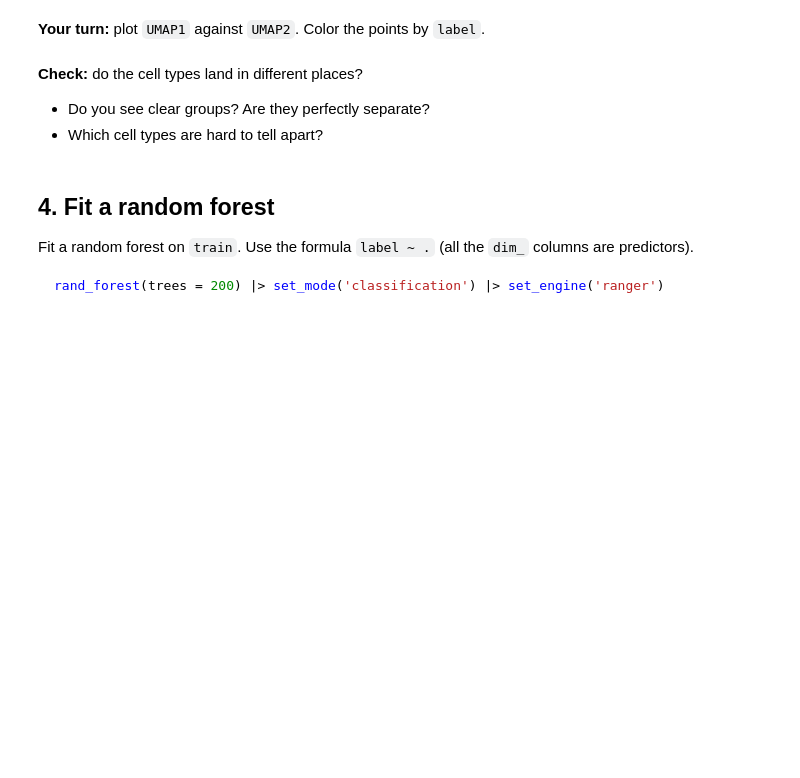
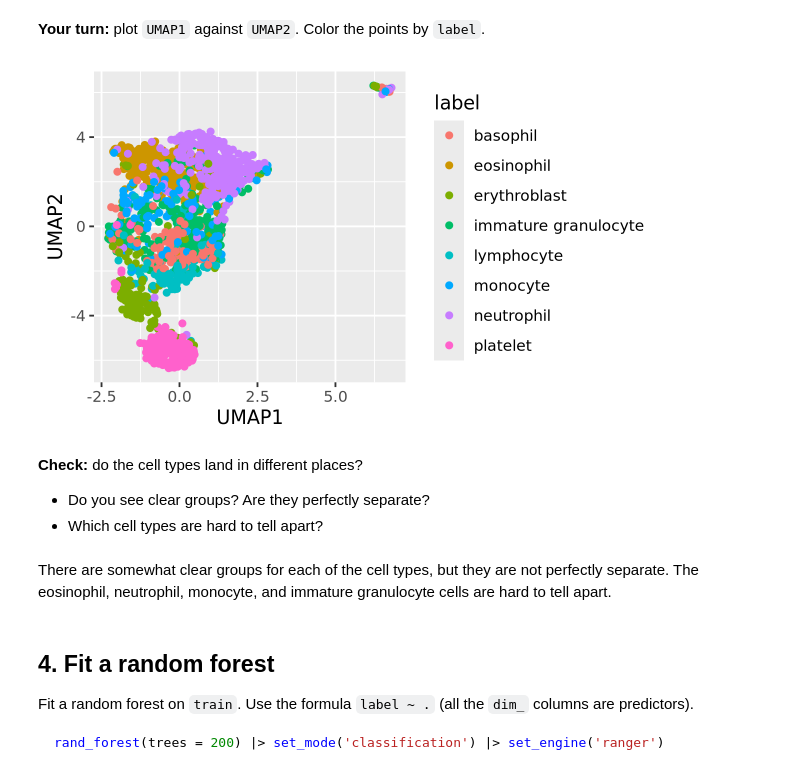
Before and after one commit to asharma0720/codespace, a Jupyter notebook: exercises/18-bloodmnist-exercise.ipynb, the cells around one changed output. Saved outputs shown, nothing was run; the diff lists cells and outputs as text; code cells hidden in the pictures; blank space fills up the shorter version.

```diff
--- a/exercises/18-bloodmnist-exercise.ipynb
+++ b/exercises/18-bloodmnist-exercise.ipynb
@@ -63,11 +119,16 @@ umap_coords |> head()
 **Your turn:** plot `UMAP1` against `UMAP2`. Color the points by `label`.
 # %%
 # Chart code goes here
+ggplot(umap_coords, aes(x = UMAP1, y = UMAP2, color = label)) + geom_point()
+# %% [output]
+[figure, added]
 # %% [markdown]
 **Check:** do the cell types land in different places?
 
 - Do you see clear groups? Are they perfectly separate?
 - Which cell types are hard to tell apart?
+# %% [markdown]
+There are somewhat clear groups for each of the cell types, but they are not perfectly separate. The eosinophil, neutrophil, monocyte, and immature granulocyte cells are hard to tell apart.
 # %% [markdown]
 ## 4. Fit a random forest
 
```
Also changed, not shown: parts of 14 cells of this notebook.
